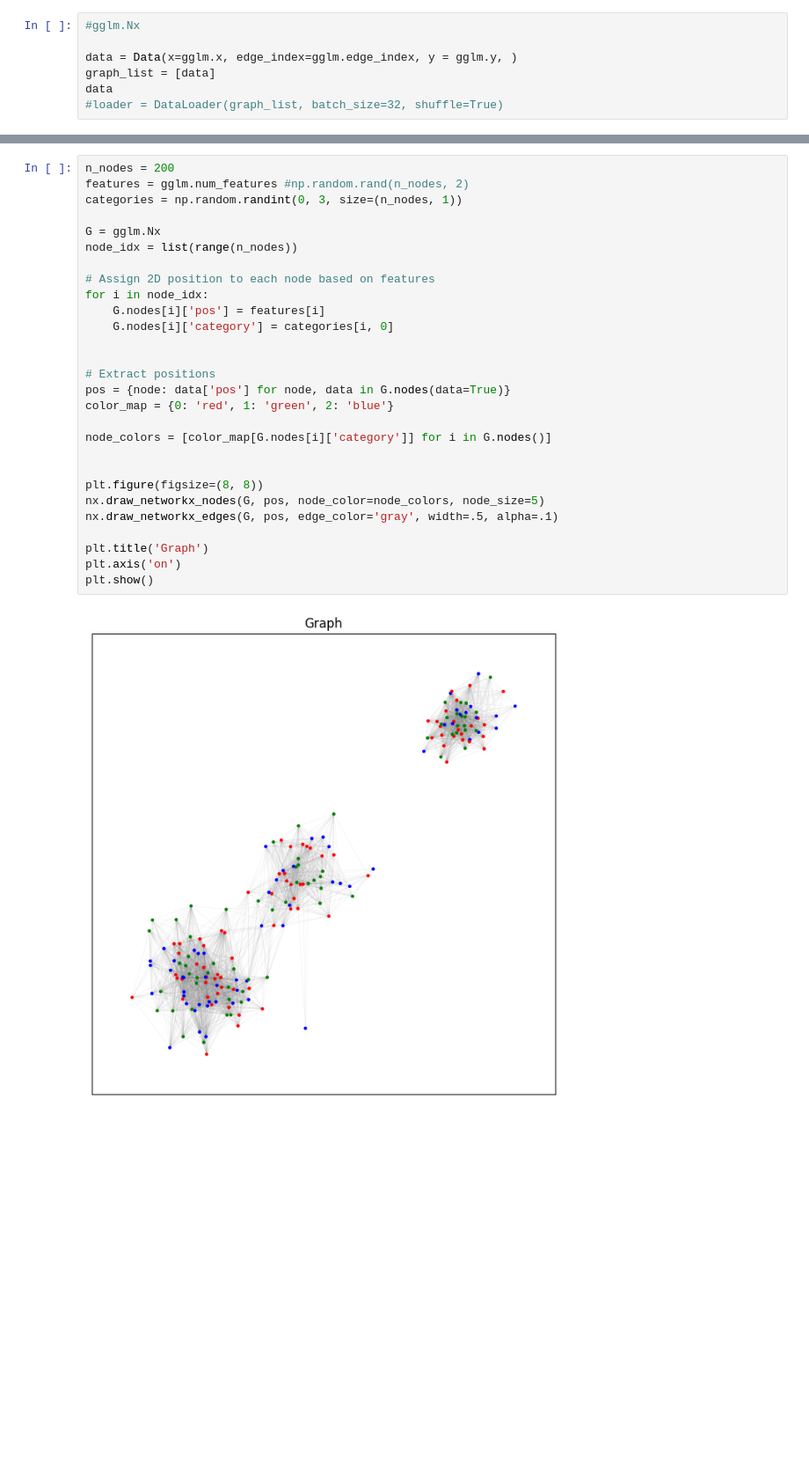
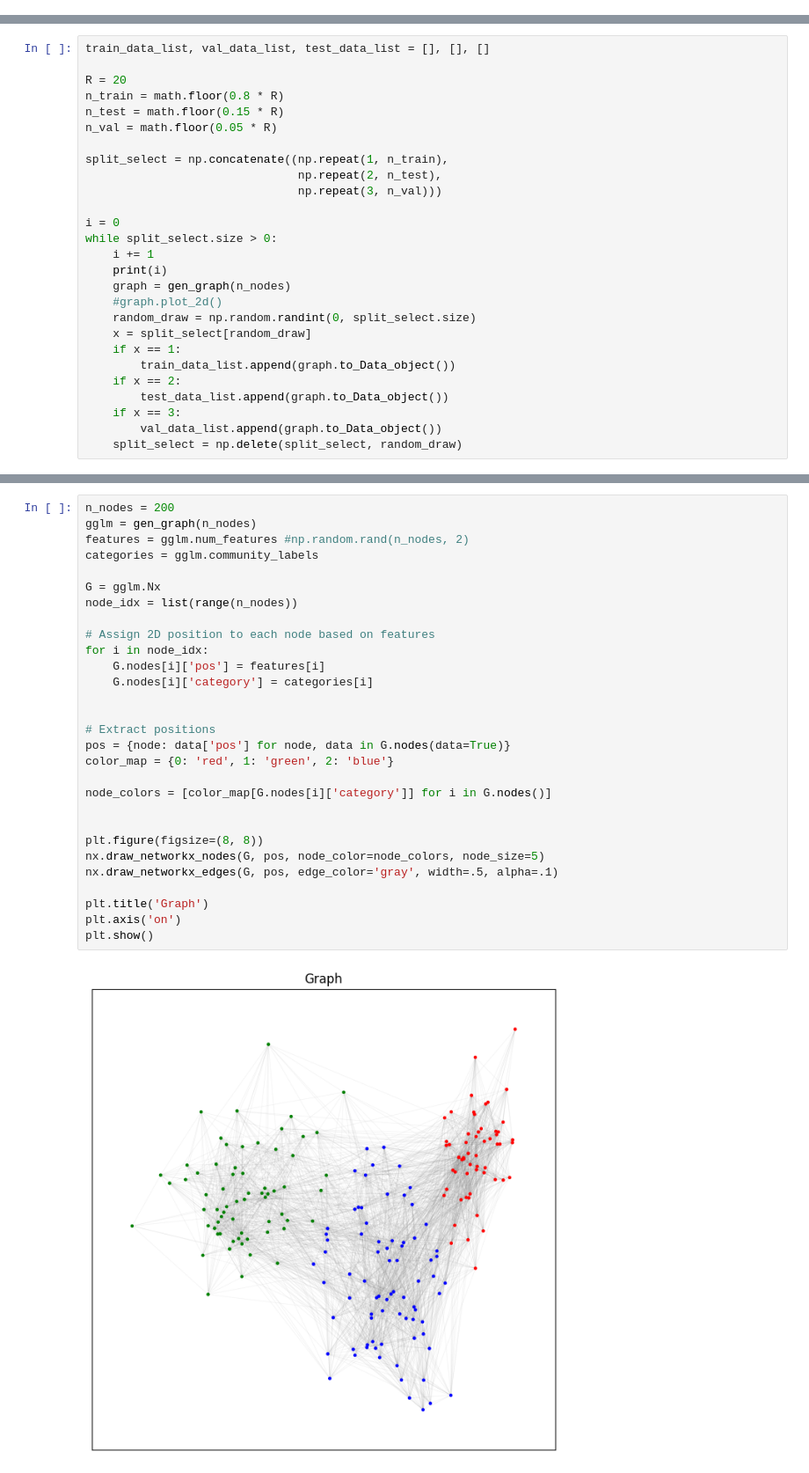
Before and after one commit to FisnikZogaj/MA, a Jupyter notebook: ClassConstructorGLM.ipynb, the cells around one changed output, grey strips where cells are left out. Shown: that part at 88% size. Saved outputs shown, nothing was run; the diff lists cells and outputs as text; blank space fills up the shorter version.

```diff
--- a/ClassConstructorGLM.ipynb
+++ b/ClassConstructorGLM.ipynb
@@ -233,7 +296,0 @@ gglm.sample_train_edge_labels()
-# %%
-#gglm.Nx
-
-data = Data(x=gglm.x, edge_index=gglm.edge_index, y = gglm.y, )
-graph_list = [data]
-data
-#loader = DataLoader(graph_list, batch_size=32, shuffle=True)
@@ -241,0 +297,27 @@ Data(x=[200, 2], edge_index=[2, 4185], y=[200], hund=0)
+# %%
+train_data_list, val_data_list, test_data_list = [], [], []
+
+R = 20
+n_train = math.floor(0.8 * R)
+n_test = math.floor(0.15 * R)
+n_val = math.floor(0.05 * R)
+
+split_select = np.concatenate((np.repeat(1, n_train),
+                               np.repeat(2, n_test),
+                               np.repeat(3, n_val)))
+
+i = 0
+while split_select.size > 0:
+    i += 1
+    print(i)
+    graph = gen_graph(n_nodes)
+    #graph.plot_2d()
+    random_draw = np.random.randint(0, split_select.size)
+    x = split_select[random_draw]
+    if x == 1:
+        train_data_list.append(graph.to_Data_object())
+    if x == 2:
+        test_data_list.append(graph.to_Data_object())
+    if x == 3:
+        val_data_list.append(graph.to_Data_object())
+    split_select = np.delete(split_select, random_draw)
@@ -242,33 +473,34 @@ Data(x=[200, 2], edge_index=[2, 4185], y=[200], hund=0)
 # %%
 n_nodes = 200
+gglm = gen_graph(n_nodes)
 features = gglm.num_features #np.random.rand(n_nodes, 2)
-categories = np.random.randint(0, 3, size=(n_nodes, 1))
+categories = gglm.community_labels
 
 G = gglm.Nx
 node_idx = list(range(n_nodes))
 
 # Assign 2D position to each node based on features
 for i in node_idx:
     G.nodes[i]['pos'] = features[i]
-    G.nodes[i]['category'] = categories[i, 0]
+    G.nodes[i]['category'] = categories[i]
 
 
 # Extract positions
 pos = {node: data['pos'] for node, data in G.nodes(data=True)}
 color_map = {0: 'red', 1: 'green', 2: 'blue'}
 
 node_colors = [color_map[G.nodes[i]['category']] for i in G.nodes()]
 
 
 plt.figure(figsize=(8, 8))
 nx.draw_networkx_nodes(G, pos, node_color=node_colors, node_size=5)
 nx.draw_networkx_edges(G, pos, edge_color='gray', width=.5, alpha=.1)
 
 plt.title('Graph')
 plt.axis('on')
 plt.show()
 # %% [output]
-[figure, old version]
+[figure, new version]
 # %%
 n_nodes = 200
 features = gglm.num_features
```
Also changed, not shown: parts of 11 cells of this notebook.
